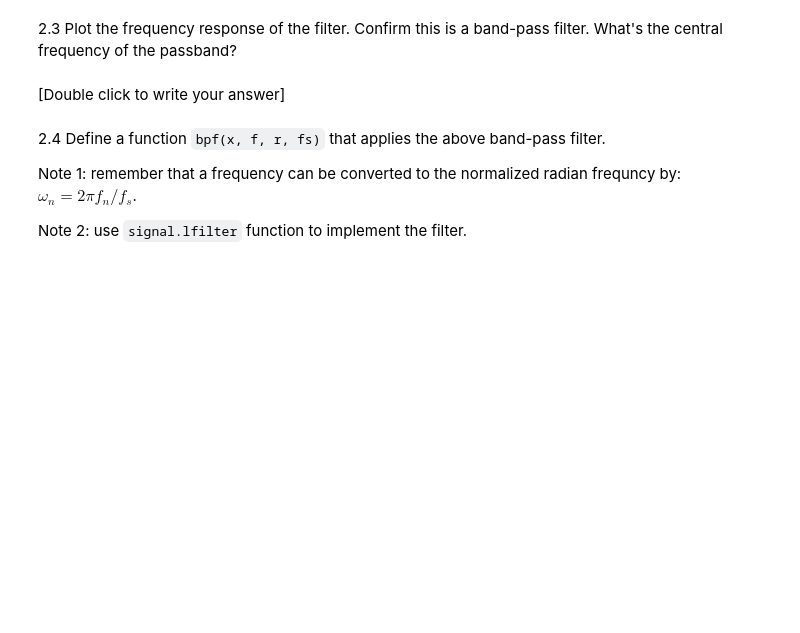
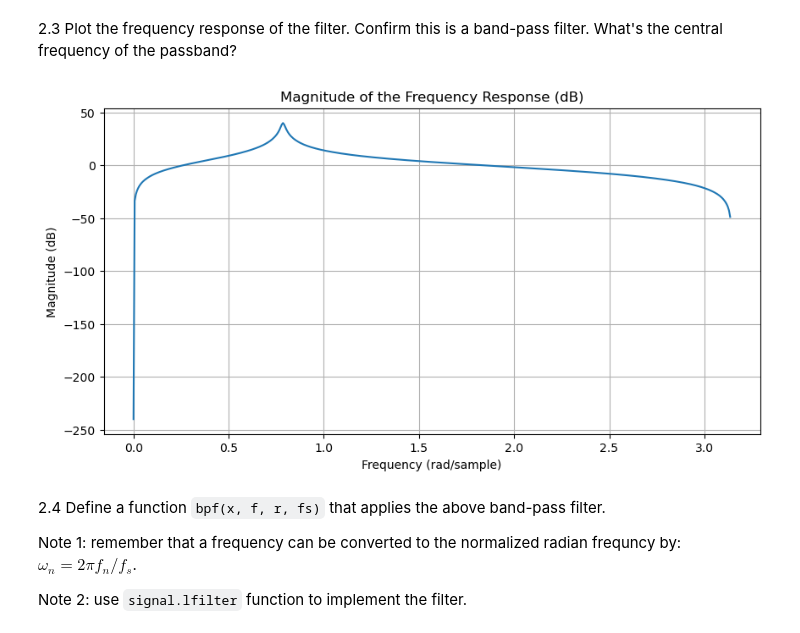
Before and after one commit to mench05/sis1_group5, a Jupyter notebook: labs/Lab6.ipynb, the cells around one changed output. Saved outputs shown, nothing was run; the diff lists cells and outputs as text; code cells hidden in the pictures; blank space fills up the shorter version.

```diff
--- a/labs/Lab6.ipynb
+++ b/labs/Lab6.ipynb
@@ -214,5 +248,18 @@ Note: use $w_n = \pi/4$ and $r=0.99$.
-# %% [markdown]
-[Double click to write your answer]
+# %%
+w, H = signal.freqz(b, a)
+
+H_mag = np.abs(H)
+H_mag = np.maximum(H_mag, 1e-12)
+
+plt.figure(figsize=(10, 5))
+plt.plot(w, 20 * np.log10(H_mag))
+plt.title('Magnitude of the Frequency Response (dB)')
+plt.xlabel('Frequency (rad/sample)')
+plt.ylabel('Magnitude (dB)')
+plt.grid(True)
+plt.show()
+# %% [output]
+[figure, added]
 # %% [markdown]
 2.4 Define a function `bpf(x, f, r, fs)` that applies the above band-pass filter.
 
```
Also changed, not shown: parts of 15 cells of this notebook.
